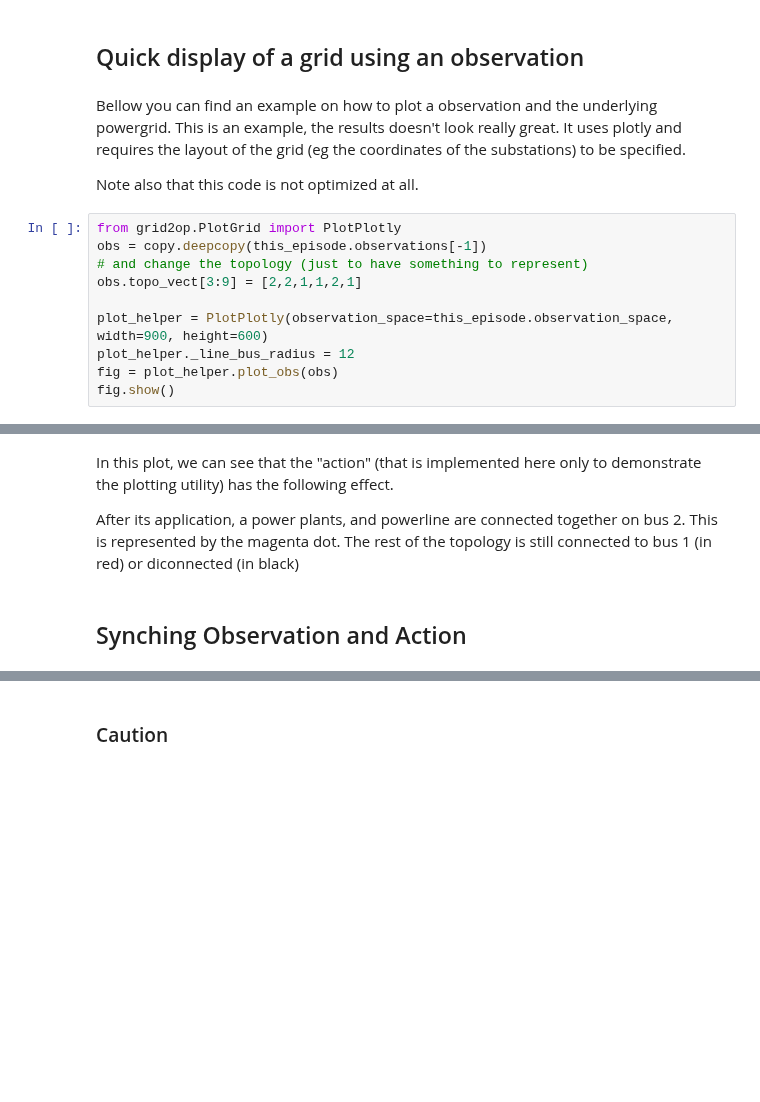
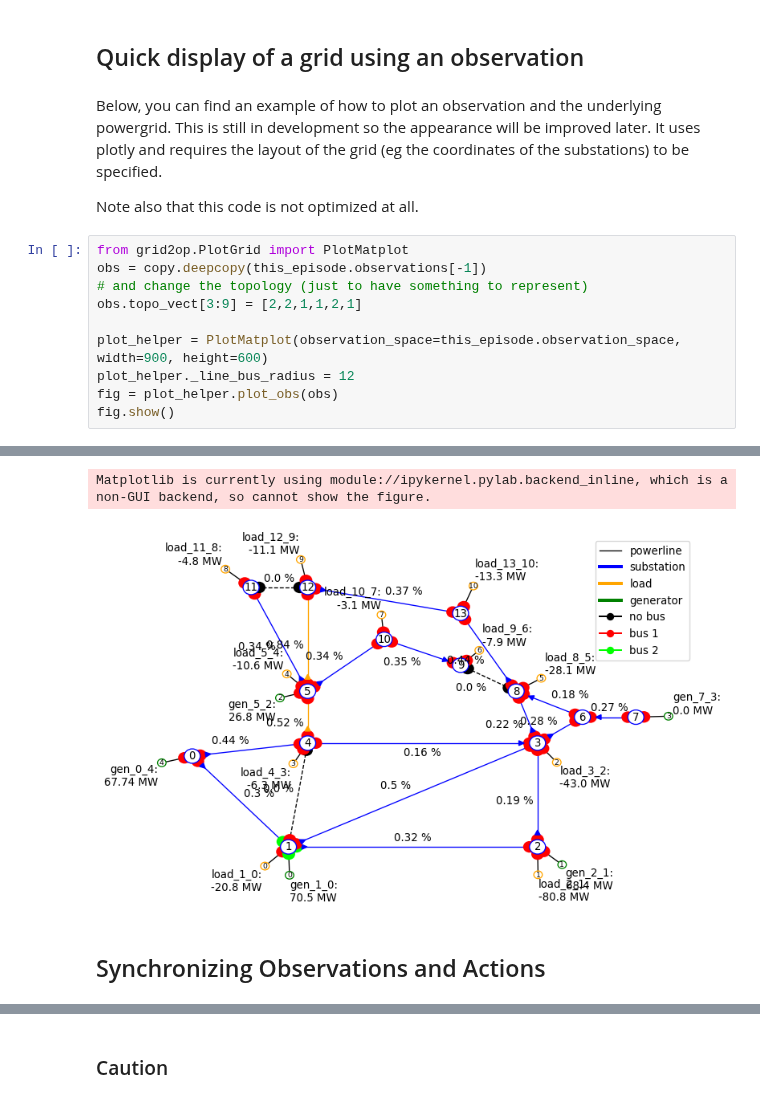
Before and after one commit to Grid2op/grid2op, a Jupyter notebook: getting_started/4_StudyYourAgent.ipynb, the cells around one changed output, grey strips where cells are left out. Saved outputs shown, nothing was run; the diff lists cells and outputs as text; blank space fills up the shorter version.

```diff
--- a/getting_started/4_StudyYourAgent.ipynb
+++ b/getting_started/4_StudyYourAgent.ipynb
@@ -206,16 +208,16 @@ fig.show()
 # %% [markdown]
 ## Quick display of a grid using an observation
 # %% [markdown]
-Bellow you can find an example on how to plot a observation and the underlying powergrid. This is an example, the results doesn't look really great. It uses plotly and requires the layout of the grid (eg the coordinates of the substations) to be specified.
+Below, you can find an example of how to plot an observation and the underlying powergrid. This is still in development so the appearance will be improved later. It uses plotly and requires the layout of the grid (eg the coordinates of the substations) to be specified.
 
 Note also that this code is not optimized at all.
 # %%
-from grid2op.PlotGrid import PlotPlotly
+from grid2op.PlotGrid import PlotMatplot
 obs = copy.deepcopy(this_episode.observations[-1])
 # and change the topology (just to have something to represent)
 obs.topo_vect[3:9] = [2,2,1,1,2,1]
 
-plot_helper = PlotPlotly(observation_space=this_episode.observation_space, width=900, height=600)
+plot_helper = PlotMatplot(observation_space=this_episode.observation_space, width=900, height=600)
 plot_helper._line_bus_radius = 12
 fig = plot_helper.plot_obs(obs)
 fig.show()
@@ -224,8 +225,5 @@ fig.show()
+Matplotlib is currently using module://ipykernel.pylab.backend_inline, which is a non-GUI backend, so cannot show the figure.
+[figure, added]
-# %% [markdown]
-In this plot, we can see that the "action" (that is implemented here only to demonstrate the plotting utility) has the following effect.
-
-After its application, a power plants, and powerline are connected together on bus 2. This is represented by the magenta dot.
-The rest of the topology is still connected to bus 1 (in red) or diconnected (in black)
-# %% [markdown]
-## Synching Observation and Action
+# %% [markdown]
+## Synchronizing Observations and Actions
 # %% [markdown]
```
Also changed, not shown: parts of 36 cells of this notebook.
